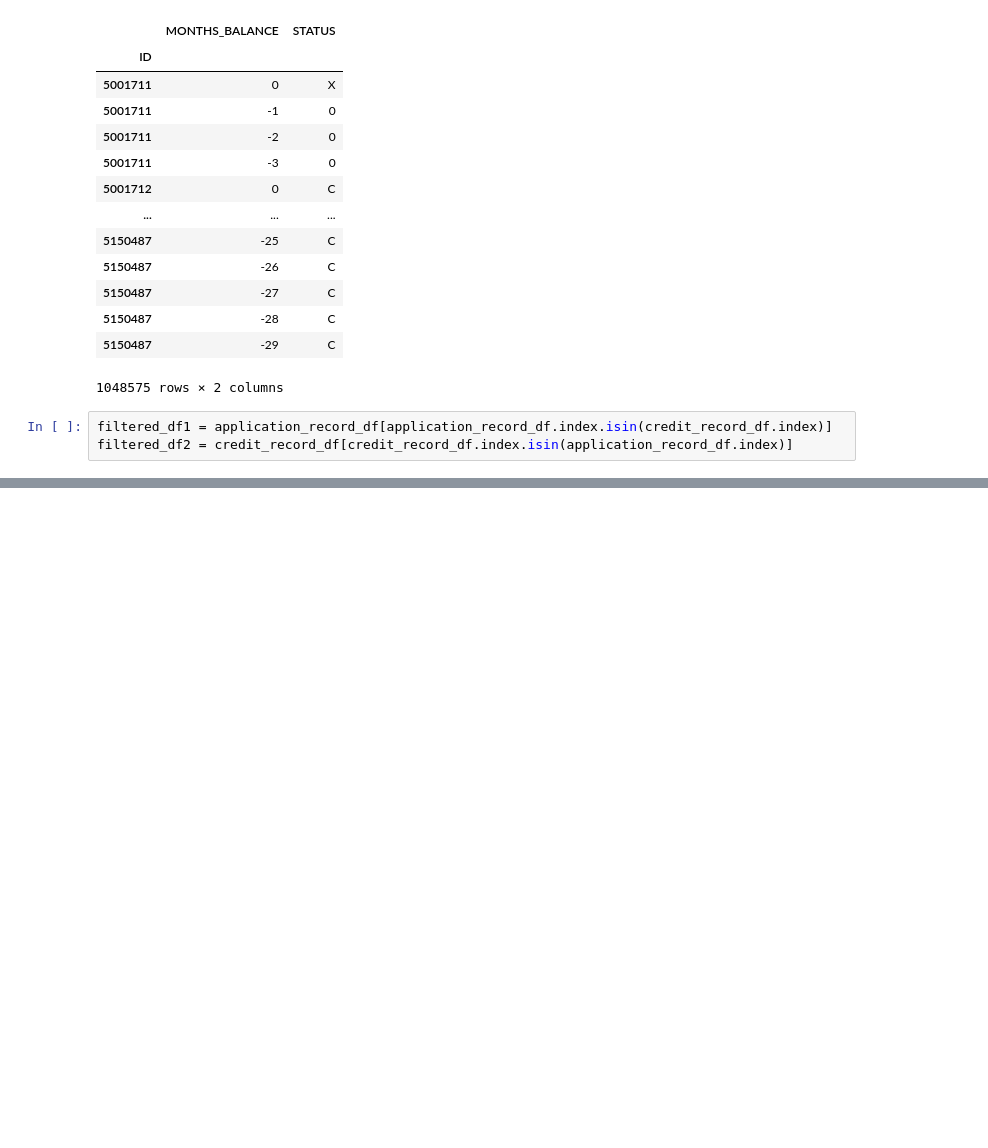
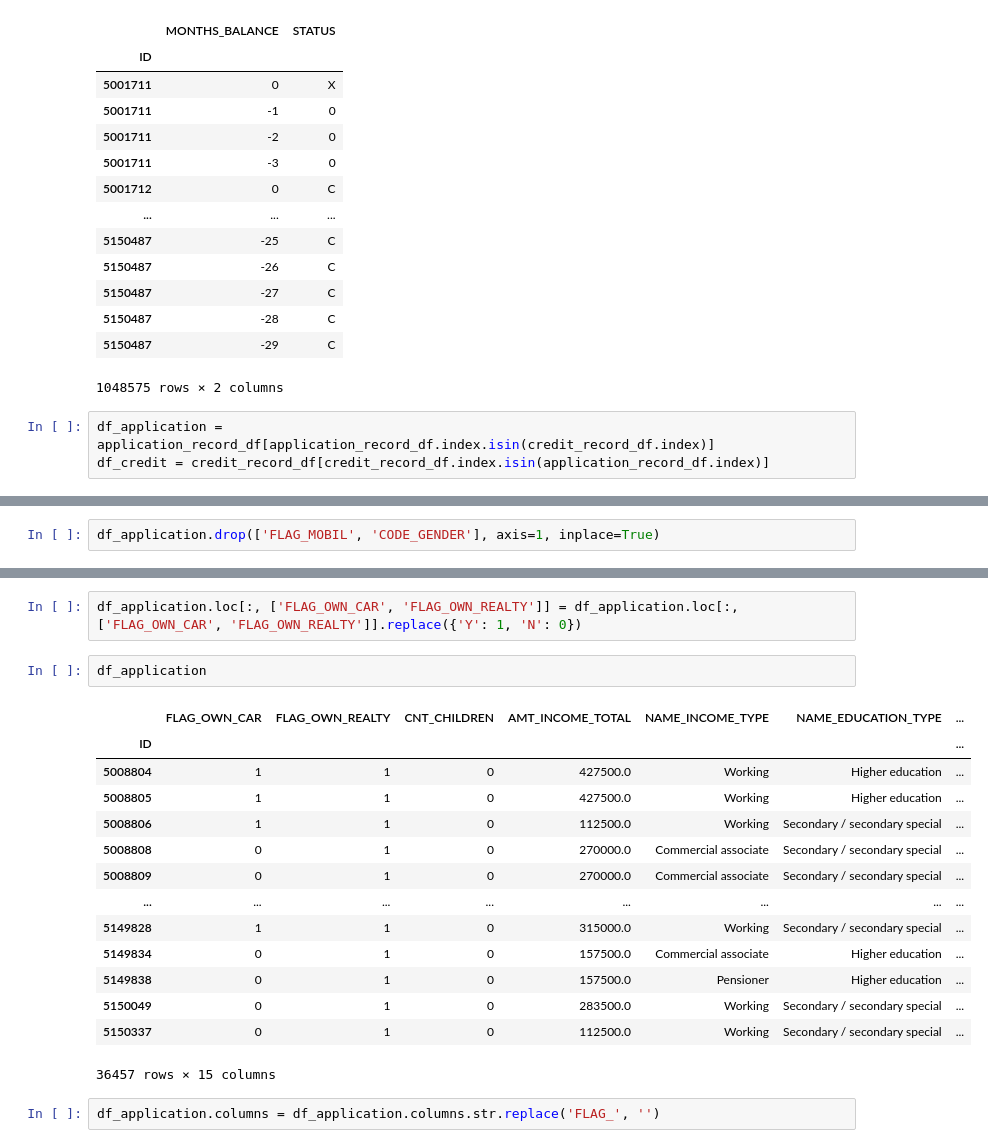
Before and after one commit to kobe-777/project-2, a Jupyter notebook: project-2.ipynb, the cells around one changed output, grey strips where cells are left out. Cells and saved outputs as stored; diff of their text form; blank space fills up the shorter version.

```diff
--- a/project-2.ipynb
+++ b/project-2.ipynb
@@ -38,5 +38,5 @@ credit_record_df
 | 5150487 | -29 | C |
 1048575 rows × 2 columns
 # %%
-filtered_df1 = application_record_df[application_record_df.index.isin(credit_record_df.index)]
-filtered_df2 = credit_record_df[credit_record_df.index.isin(application_record_df.index)]
+df_application = application_record_df[application_record_df.index.isin(credit_record_df.index)]
+df_credit = credit_record_df[credit_record_df.index.isin(application_record_df.index)]
@@ -80,0 +84,2 @@ filtered_df2.head(60)
+# %%
+df_application.drop(['FLAG_MOBIL', 'CODE_GENDER'], axis=1, inplace=True)
@@ -80,0 +101,21 @@ filtered_df2.head(60)
+# %%
+df_application.loc[:, ['FLAG_OWN_CAR', 'FLAG_OWN_REALTY']] = df_application.loc[:, ['FLAG_OWN_CAR', 'FLAG_OWN_REALTY']].replace({'Y': 1, 'N': 0})
+# %%
+df_application
+# %% [output]
+|  | FLAG_OWN_CAR | FLAG_OWN_REALTY | CNT_CHILDREN | AMT_INCOME_TOTAL | NAME_INCOME_TYPE | NAME_EDUCATION_TYPE | ... |
+| ID |  |  |  |  |  |  | ... |
+| 5008804 | 1 | 1 | 0 | 427500.0 | Working | Higher education | ... |
+| 5008805 | 1 | 1 | 0 | 427500.0 | Working | Higher education | ... |
+| 5008806 | 1 | 1 | 0 | 112500.0 | Working | Secondary / secondary special | ... |
+| 5008808 | 0 | 1 | 0 | 270000.0 | Commercial associate | Secondary / secondary special | ... |
+| 5008809 | 0 | 1 | 0 | 270000.0 | Commercial associate | Secondary / secondary special | ... |
+| ... | ... | ... | ... | ... | ... | ... | ... |
+| 5149828 | 1 | 1 | 0 | 315000.0 | Working | Secondary / secondary special | ... |
+| 5149834 | 0 | 1 | 0 | 157500.0 | Commercial associate | Higher education | ... |
+| 5149838 | 0 | 1 | 0 | 157500.0 | Pensioner | Higher education | ... |
+| 5150049 | 0 | 1 | 0 | 283500.0 | Working | Secondary / secondary special | ... |
+| 5150337 | 0 | 1 | 0 | 112500.0 | Working | Secondary / secondary special | ... |
+36457 rows × 15 columns
+# %%
+df_application.columns = df_application.columns.str.replace('FLAG_', '')
```
Also changed, not shown: parts of 10 cells of this notebook.
